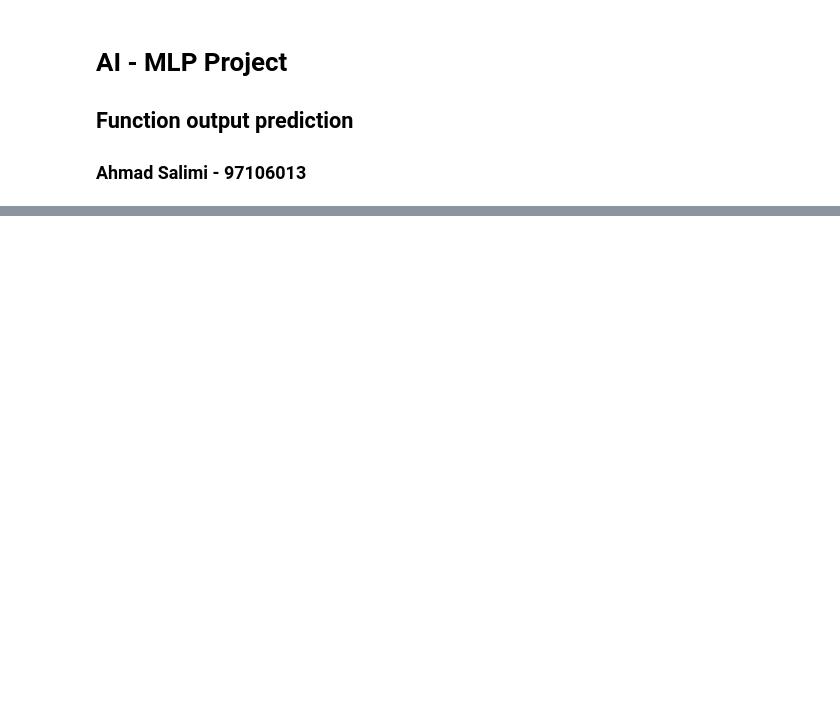
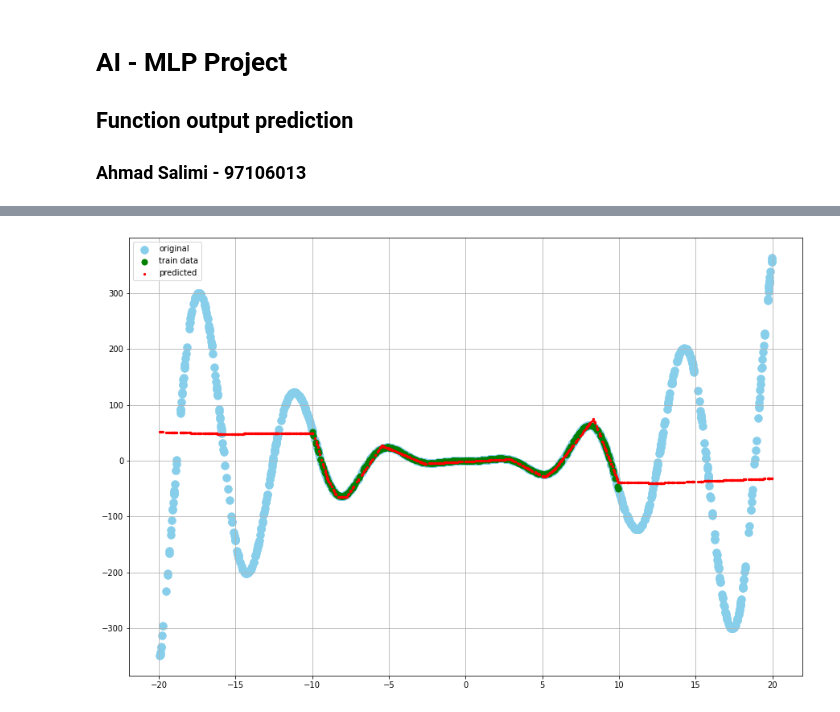
Before and after one commit to ahmadsalimi/AiProjects, a Jupyter notebook: 4. MlpNeuralNetworks/FunctionPrediction.ipynb, the cells around one changed output, grey strips where cells are left out. Drawn from its saved outputs; the diff is of its cells as text; code cells hidden in the pictures; blank space fills up the shorter version.

```diff
--- a/4. MlpNeuralNetworks/FunctionPrediction.ipynb
+++ b/4. MlpNeuralNetworks/FunctionPrediction.ipynb
@@ -141,3 +149,7 @@ learner.plot_result(np.arange(-15, 15, .1))
+# %%
+learner.plot_result(np.random.uniform(-20, 20, (1000, 1)))
+# %% [output]
+[figure, added]
 # %%
 for noise in np.arange(0.05, 0.5, 0.05):
     print(f'start training on noise {noise}')
```
Also changed, not shown: parts of 11 cells of this notebook.
